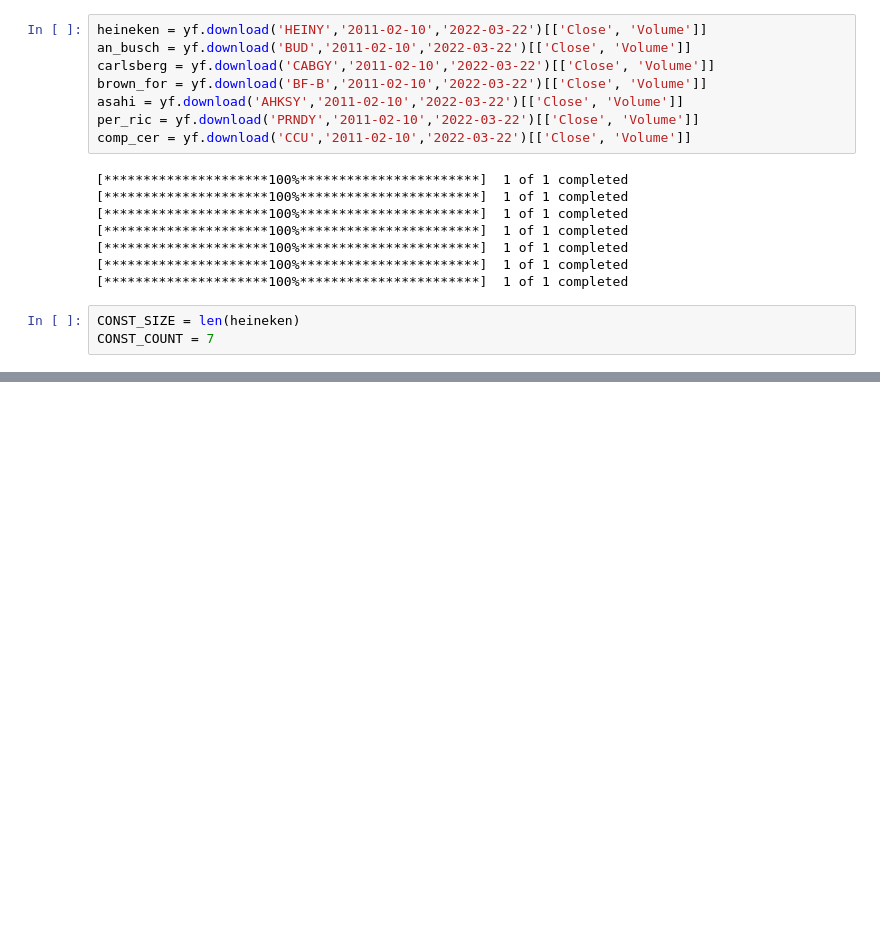
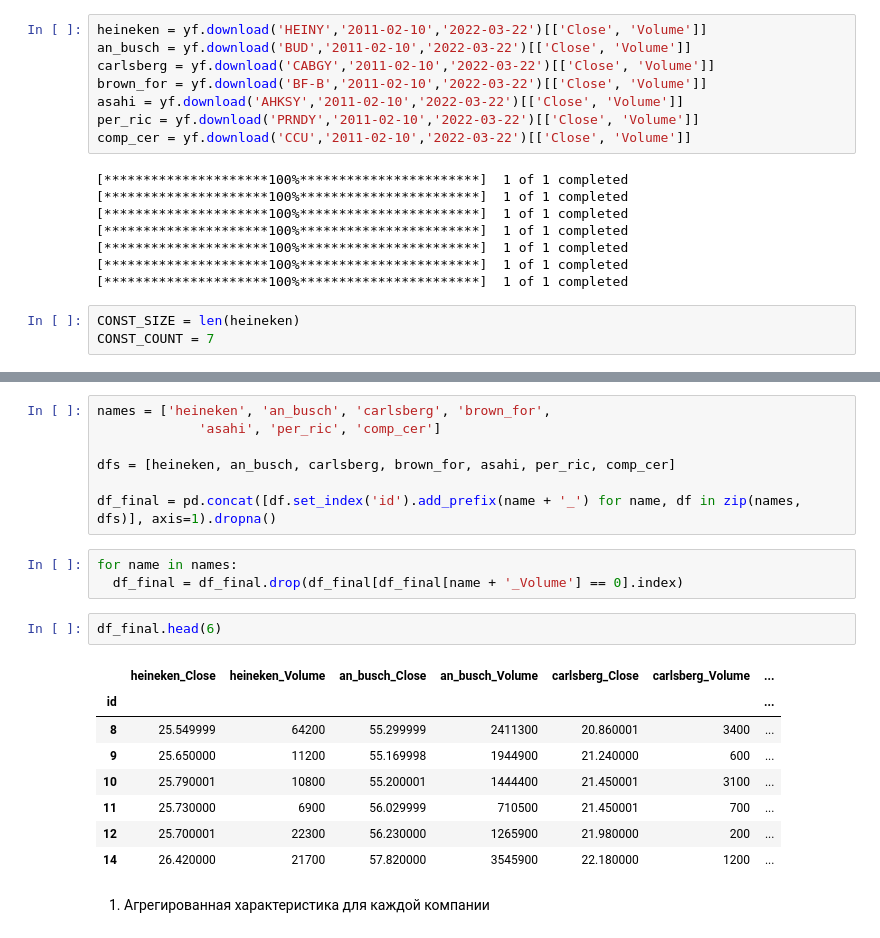
Before and after one commit to graviada/colabRepo, a Jupyter notebook: 2022/DataAnalysisMethods (6, 2022)/DataAnalysisMethods.ipynb, the cells around one changed output, grey strips where cells are left out. Cells and saved outputs as stored; diff of their text form; blank space fills up the shorter version.

```diff
--- a/2022/DataAnalysisMethods (6, 2022)/DataAnalysisMethods.ipynb
+++ b/2022/DataAnalysisMethods (6, 2022)/DataAnalysisMethods.ipynb
@@ -105,0 +156,23 @@ print(S)
+# %%
+names = ['heineken', 'an_busch', 'carlsberg', 'brown_for',
+             'asahi', 'per_ric', 'comp_cer']
+
+dfs = [heineken, an_busch, carlsberg, brown_for, asahi, per_ric, comp_cer]
+
+df_final = pd.concat([df.set_index('id').add_prefix(name + '_') for name, df in zip(names, dfs)], axis=1).dropna()
+# %%
+for name in names:
+  df_final = df_final.drop(df_final[df_final[name + '_Volume'] == 0].index)
+# %%
+df_final.head(6)
+# %% [output]
+|  | heineken_Close | heineken_Volume | an_busch_Close | an_busch_Volume | carlsberg_Close | carlsberg_Volume | ... |
+| id |  |  |  |  |  |  | ... |
+| 8 | 25.549999 | 64200 | 55.299999 | 2411300 | 20.860001 | 3400 | ... |
+| 9 | 25.650000 | 11200 | 55.169998 | 1944900 | 21.240000 | 600 | ... |
+| 10 | 25.790001 | 10800 | 55.200001 | 1444400 | 21.450001 | 3100 | ... |
+| 11 | 25.730000 | 6900 | 56.029999 | 710500 | 21.450001 | 700 | ... |
+| 12 | 25.700001 | 22300 | 56.230000 | 1265900 | 21.980000 | 200 | ... |
+| 14 | 26.420000 | 21700 | 57.820000 | 3545900 | 22.180000 | 1200 | ... |
+# %% [markdown]
+1. Агрегированная характеристика для каждой компании
```
Also changed, not shown: parts of 70 cells of this notebook.
